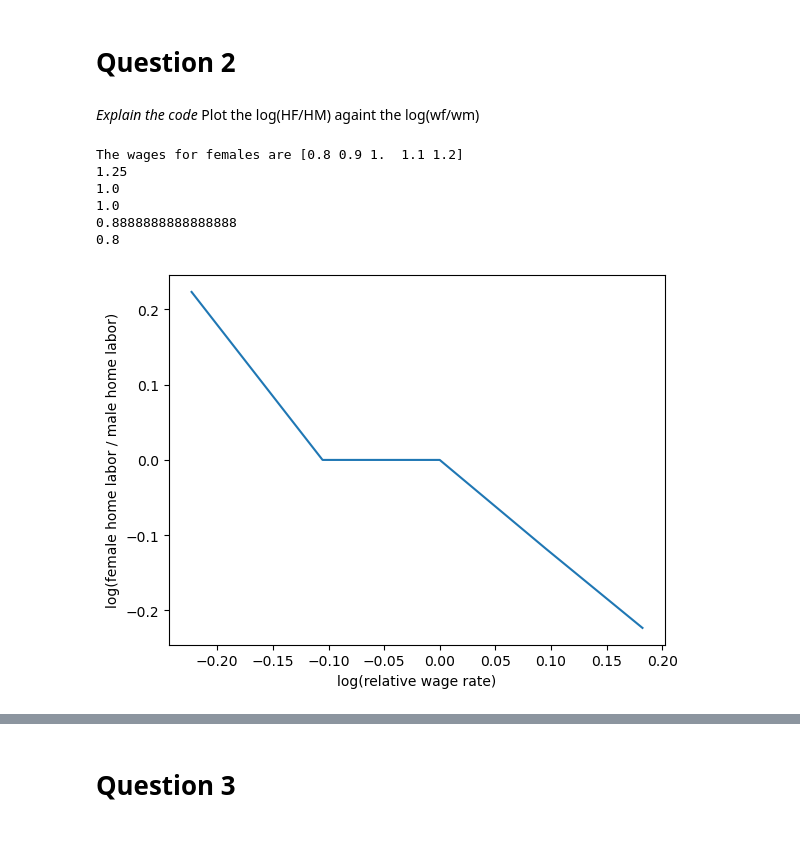
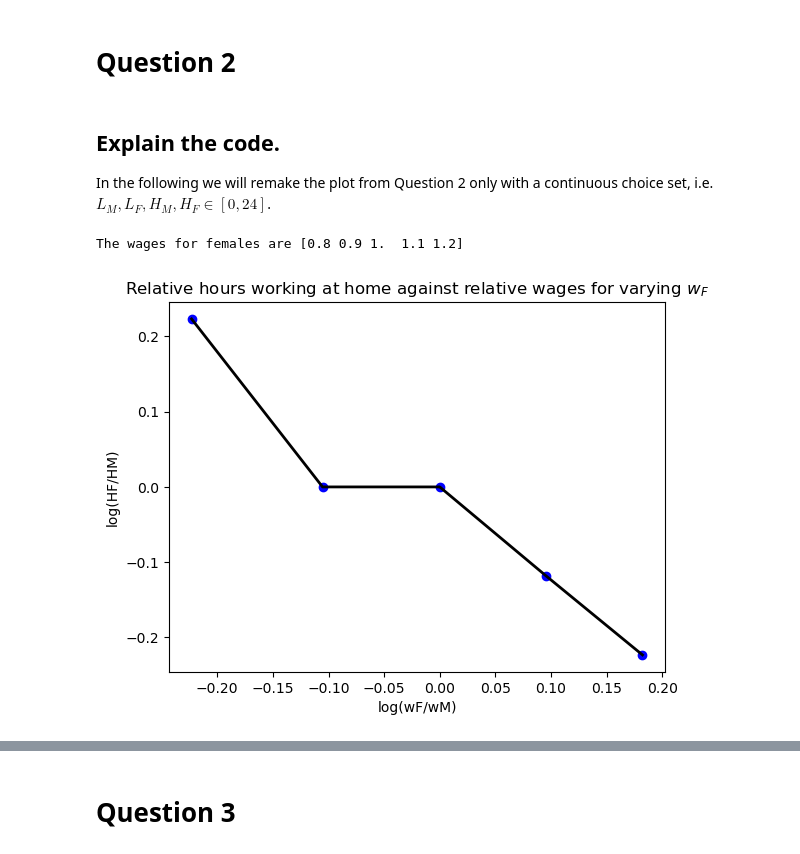
Before and after one commit to NumEconCopenhagen/projects-2023-agnete_louise_mathilde, a Jupyter notebook: inauguralproject/inauguralproject.ipynb, the cells around one changed output, grey strips where cells are left out. Drawn from its saved outputs; the diff is of its cells as text; code cells hidden in the pictures.

```diff
--- a/inauguralproject/inauguralproject.ipynb
+++ b/inauguralproject/inauguralproject.ipynb
@@ -105,45 +105,50 @@ In the case where $\alpha $ > 0.5, women will take on a relatively larger part o
 The elasticity of substitution, $\sigma$, does not affect the ratio of house work of women to house work of men when, so long as the return on women's and men's home work is the same, i.e. $\alpha$ = 0.5.
 # %% [markdown]
 # Question 2
-# %% [markdown]
-*Explain the code*
-Plot the log(HF/HM) againt the log(wf/wm)
+# %% [markdown]
+## Explain the code.
+
+In the following we will remake the plot from Question 2 only with a continuous choice set, i.e. $L_M, L_F, H_M, H_F \in [0,24]$.
 # %%
+import numpy as np
 from types import SimpleNamespace
 from Household import HouseholdSpecializationModelClass
 
 # 1. Create an instance of the HouseholdSpecializationModelClass
 model = HouseholdSpecializationModelClass()
 
 # 2. Define the vector of wage rates
 wf = model.par.wF_vec
 print(f"The wages for females are {wf}")
 
 # 3. Create an empty array to store the optimal labor supply
 temp_ratio= np.zeros_like(wf)
 
 # 4. Loop over the wage rates and find the optimal labor supply
 for i, wage in enumerate(wf):
     model.par.wF = wage
     opt = model.solve_discrete()
     ratio = opt.HF/opt.HM
     temp_ratio[i]=ratio
 
     # 5. Print or plot the results
-    print(ratio)
+    #print(ratio)
 
 # 6. Plot the results
 import matplotlib.pyplot as plt
 %matplotlib inline
-plt.plot(np.log(wf), np.log(temp_ratio)) # the famale wage is the equal to the realtive becuase the wm = 1
-plt.xlabel("log(relative wage rate)")
-plt.ylabel("log(female home labor / male home labor)")
+plt.plot(np.log(wf), np.log(temp_ratio), color='black', lw=2) # the famale wage is equal to the relative becuase wM = 1
+plt.xlabel("log(wF/wM)")
+plt.ylabel("log(HF/HM)")
+plt.title("Relative hours working at home against relative wages for varying $w_F$")
+
+# 6. Add data points
+x_data = np.log(np.linspace(0.8, 1.2, 5))
+y_data = np.log(temp_ratio[:5])
+plt.scatter(x_data, y_data, color='blue')
+
+# 7. Show the graph
 plt.show()
 # %% [output]
 The wages for females are [0.8 0.9 1.  1.1 1.2]
-1.25
-1.0
-1.0
-0.8888888888888888
-0.8
-[figure, old version]
+[figure, new version]
```
Also changed, not shown: parts of 6 cells of this notebook, 1 other file.
